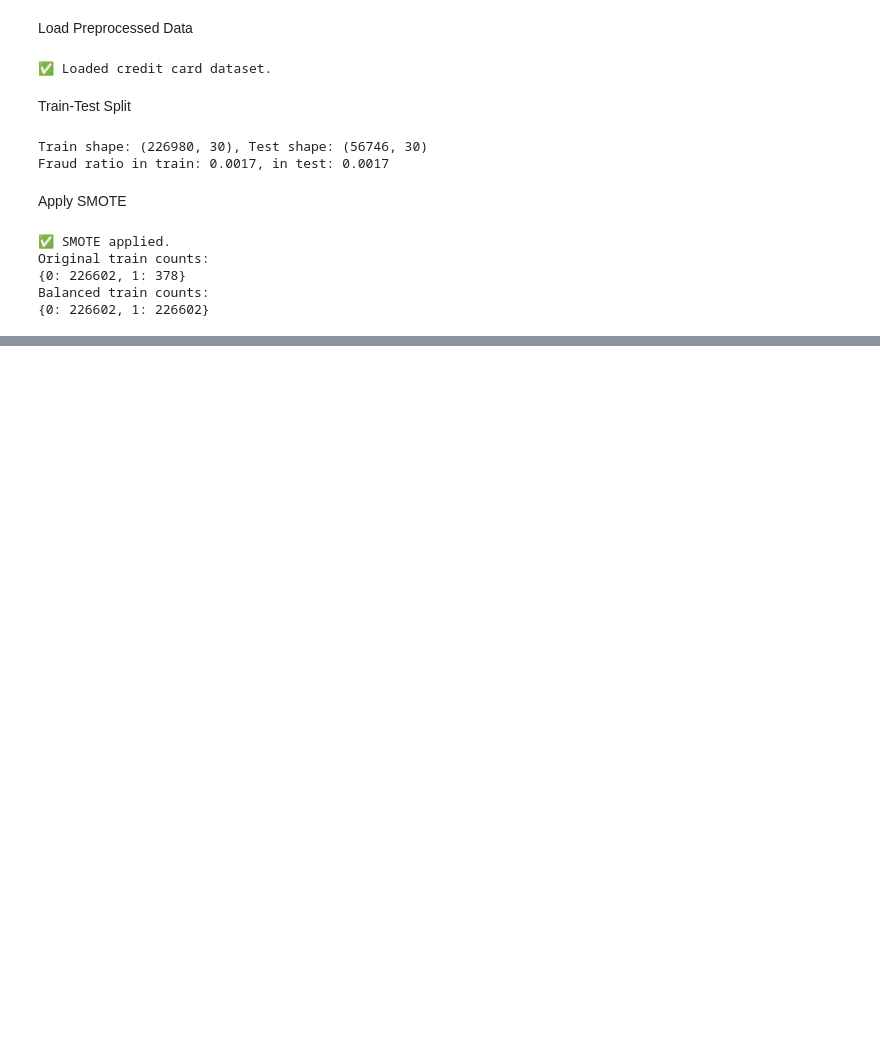
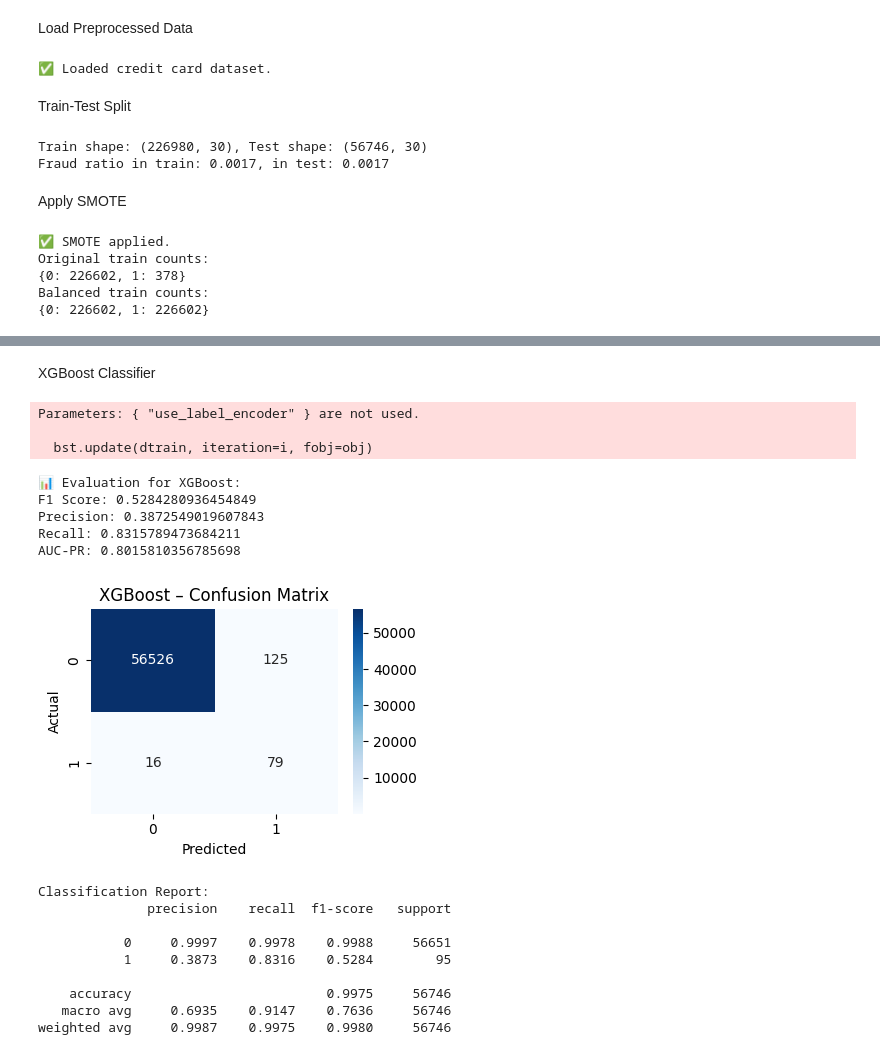
Before and after one commit to Filimon-H/fraud-detection-ecommerce-banking, a Jupyter notebook: notebook/modeling_credit_card.ipynb, the cells around one changed output, grey strips where cells are left out. Cells and saved outputs as stored; diff of their text form; code cells hidden in the pictures; blank space fills up the shorter version.

```diff
--- a/notebook/modeling_credit_card.ipynb
+++ b/notebook/modeling_credit_card.ipynb
@@ -45,0 +81,37 @@ Balanced train counts:
+# %% [markdown]
+XGBoost Classifier
+# %%
+from xgboost import XGBClassifier
+
+xgb_model = XGBClassifier(
+    n_estimators=100,
+    learning_rate=0.1,
+    max_depth=6,
+    scale_pos_weight=1,
+    use_label_encoder=False,
+    eval_metric='logloss',
+    random_state=42
+)
+
+xgb_model.fit(X_train_balanced, y_train_balanced)
+
+evaluate_model(xgb_model, X_test, y_test, model_name="XGBoost")
+# %% [output]
+Parameters: { "use_label_encoder" } are not used.
+
+  bst.update(dtrain, iteration=i, fobj=obj)
+📊 Evaluation for XGBoost:
+F1 Score: 0.5284280936454849
+Precision: 0.3872549019607843
+Recall: 0.8315789473684211
+AUC-PR: 0.8015810356785698
+[figure, added]
+Classification Report:
+              precision    recall  f1-score   support
+
+           0     0.9997    0.9978    0.9988     56651
+           1     0.3873    0.8316    0.5284        95
+
+    accuracy                         0.9975     56746
+   macro avg     0.6935    0.9147    0.7636     56746
+weighted avg     0.9987    0.9975    0.9980     56746
```
Also changed, not shown: parts of 6 cells of this notebook.
